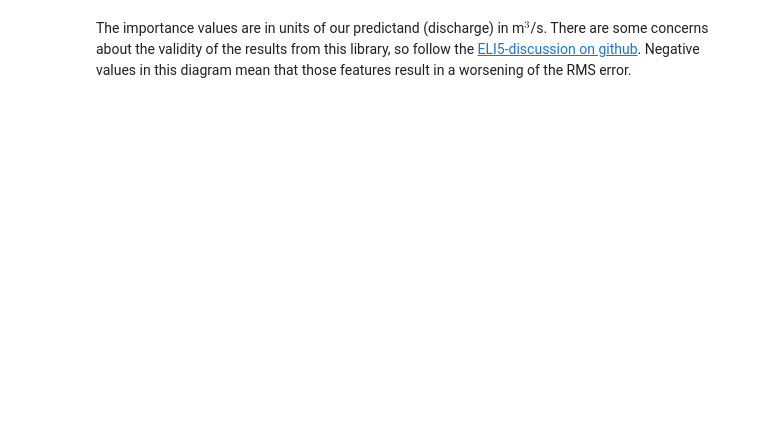
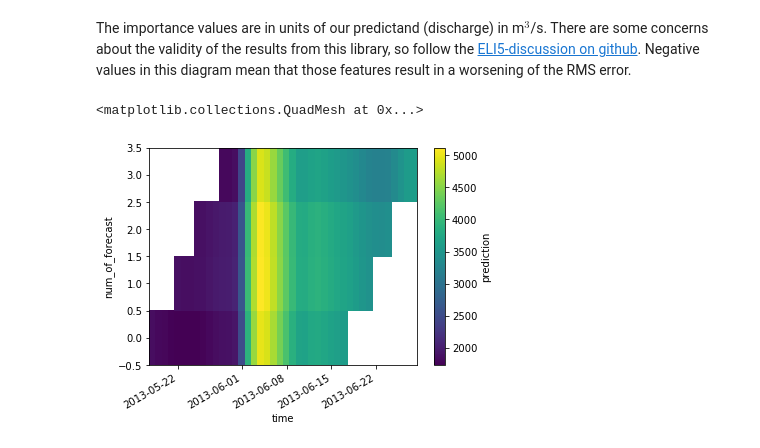
Before and after one commit to ECMWFCode4Earth/ml_flood, a Jupyter notebook: notebooks/3_model_tests/3.05_Time-delay_neural-net.ipynb, the cells around one changed output. Drawn from its saved outputs; the diff is of its cells as text; code cells hidden in the pictures; blank space fills up the shorter version.

```diff
--- a/notebooks/3_model_tests/3.05_Time-delay_neural-net.ipynb
+++ b/notebooks/3_model_tests/3.05_Time-delay_neural-net.ipynb
@@ -641,0 +303,2 @@ add_time_to_sequence_output()
+# %%
+X_multif_fin, X_multifr_fin, y_case_fin = multi_forecast_case_study_tdnn(m)
@@ -756,2 +387,7 @@ feature_importance_plot(Xda.features, RMSE_improvement)
 # %% [markdown]
 The importance values are in units of our predictand (discharge) in m$^3$/s. There are some concerns about the validity of the results from this library, so follow the [ELI5-discussion on github](https://github.com/TeamHG-Memex/eli5/issues/316). Negative values in this diagram mean that those features result in a worsening of the RMS error.
+# %%
+X_multif_fin.plot()
+# %% [output]
+<matplotlib.collections.QuadMesh at 0x...>
+[figure, added]
```
Also changed, not shown: parts of 83 cells of this notebook.
